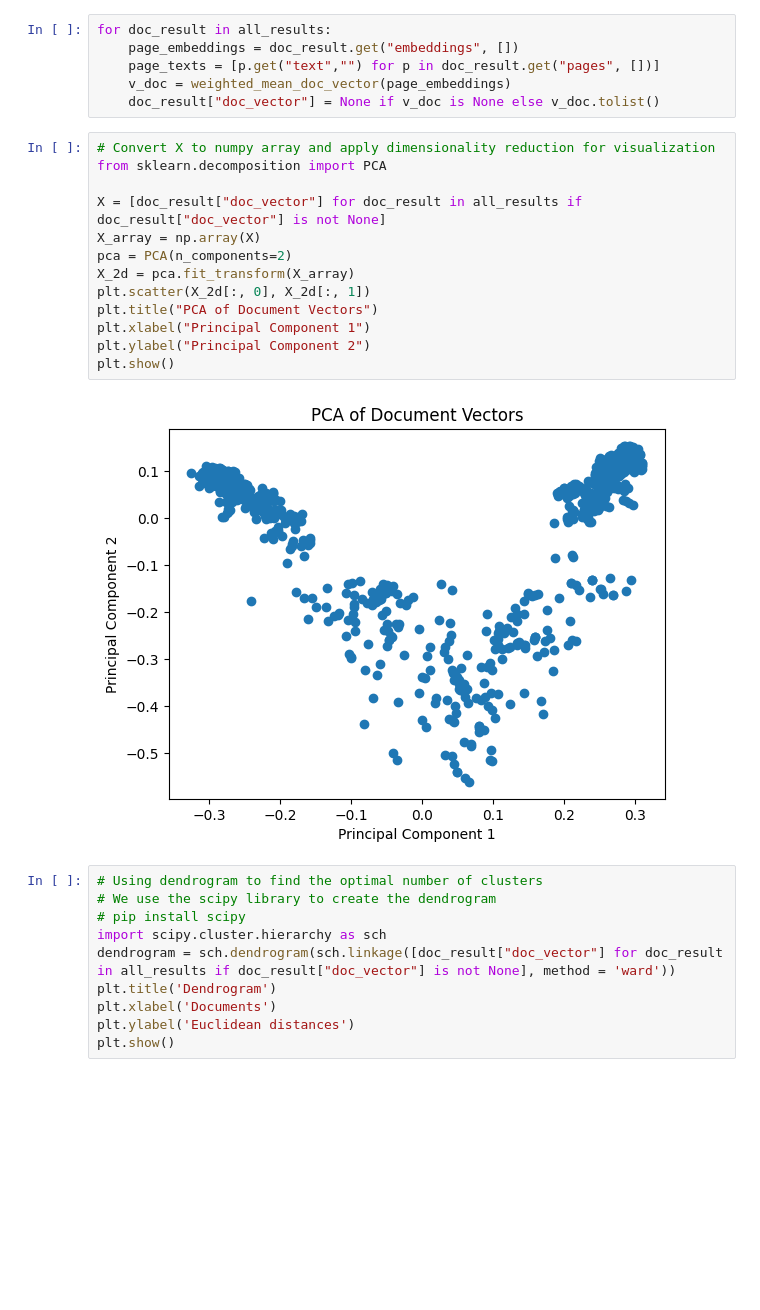
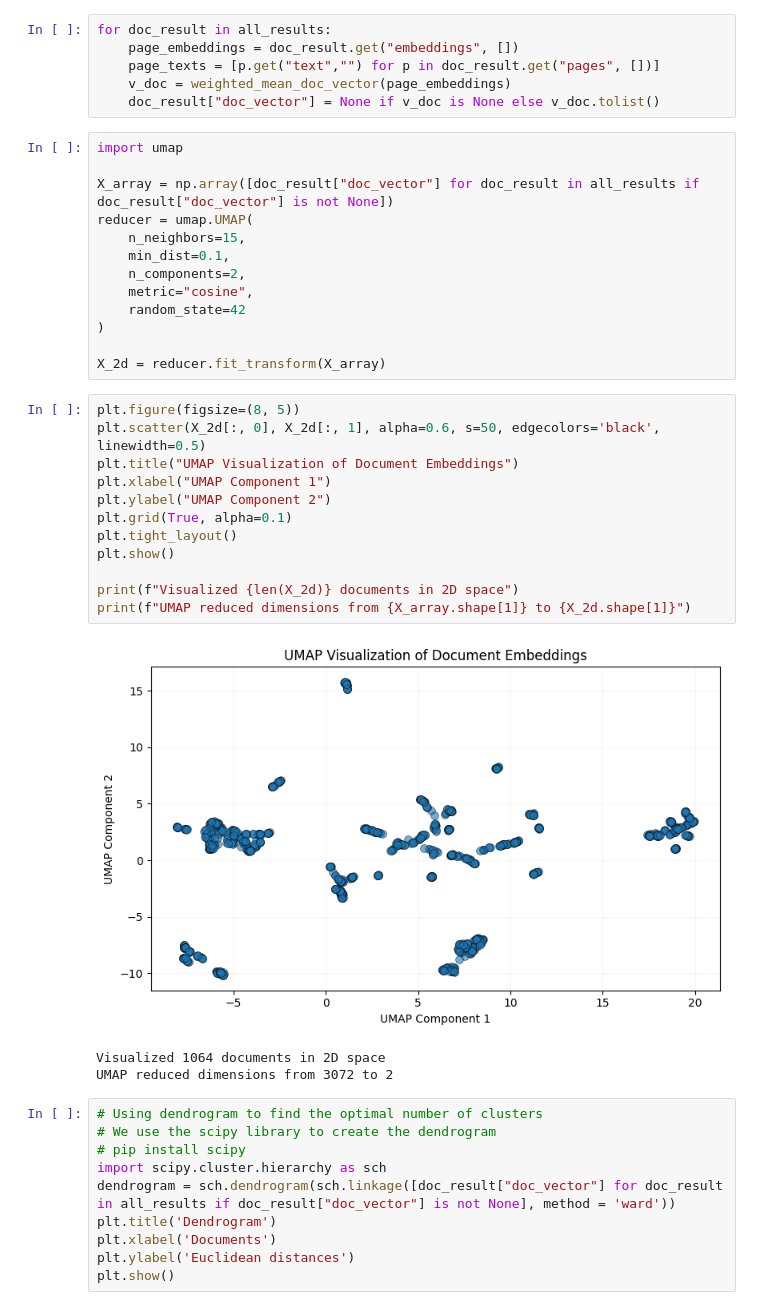
Before and after one commit to kgalic/vl-blogs, a Jupyter notebook: src/01.clustering-documents/08.clustering-approach-07.ipynb, the cells around one changed output. Cells and saved outputs as stored; diff of their text form; blank space fills up the shorter version.

```diff
--- a/src/01.clustering-documents/08.clustering-approach-07.ipynb
+++ b/src/01.clustering-documents/08.clustering-approach-07.ipynb
@@ -80,20 +80,34 @@ for doc_result in all_results:
     v_doc = weighted_mean_doc_vector(page_embeddings)
     doc_result["doc_vector"] = None if v_doc is None else v_doc.tolist()
 # %%
-# Convert X to numpy array and apply dimensionality reduction for visualization
-from sklearn.decomposition import PCA
+import umap
 
-X = [doc_result["doc_vector"] for doc_result in all_results if doc_result["doc_vector"] is not None]
-X_array = np.array(X)
-pca = PCA(n_components=2)
-X_2d = pca.fit_transform(X_array)
-plt.scatter(X_2d[:, 0], X_2d[:, 1])
-plt.title("PCA of Document Vectors")
-plt.xlabel("Principal Component 1")
-plt.ylabel("Principal Component 2")
-plt.show()
+X_array = np.array([doc_result["doc_vector"] for doc_result in all_results if doc_result["doc_vector"] is not None])
+reducer = umap.UMAP(
+    n_neighbors=15,
+    min_dist=0.1,
+    n_components=2,
+    metric="cosine",
+    random_state=42
+)
+
+X_2d = reducer.fit_transform(X_array)
-# %% [output]
-[figure, removed]
+# %%
+plt.figure(figsize=(8, 5))
+plt.scatter(X_2d[:, 0], X_2d[:, 1], alpha=0.6, s=50, edgecolors='black', linewidth=0.5)
+plt.title("UMAP Visualization of Document Embeddings")
+plt.xlabel("UMAP Component 1")
+plt.ylabel("UMAP Component 2")
+plt.grid(True, alpha=0.1)
+plt.tight_layout()
+plt.show()
+
+print(f"Visualized {len(X_2d)} documents in 2D space")
+print(f"UMAP reduced dimensions from {X_array.shape[1]} to {X_2d.shape[1]}")
+# %% [output]
+[figure, added]
+Visualized 1064 documents in 2D space
+UMAP reduced dimensions from 3072 to 2
 # %%
 # Using dendrogram to find the optimal number of clusters
 # We use the scipy library to create the dendrogram
```
Also changed, not shown: 7 other files.
